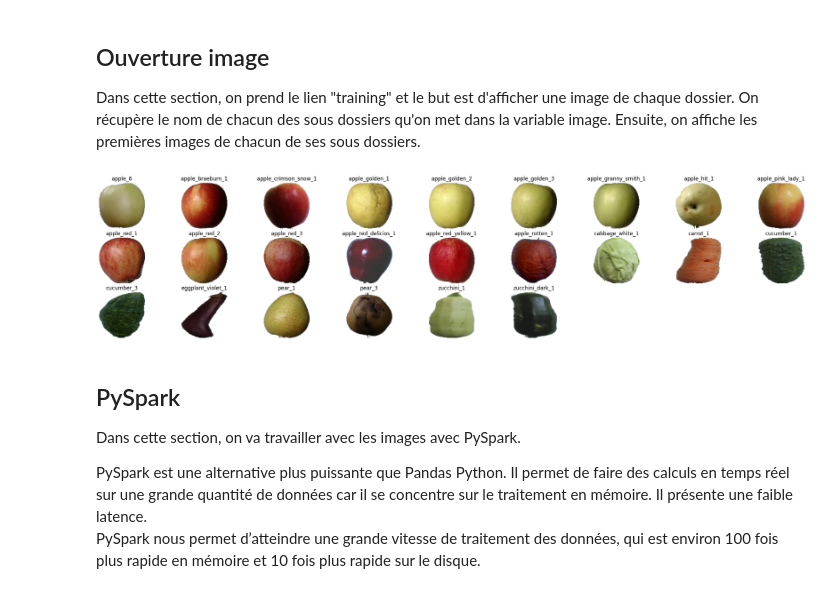
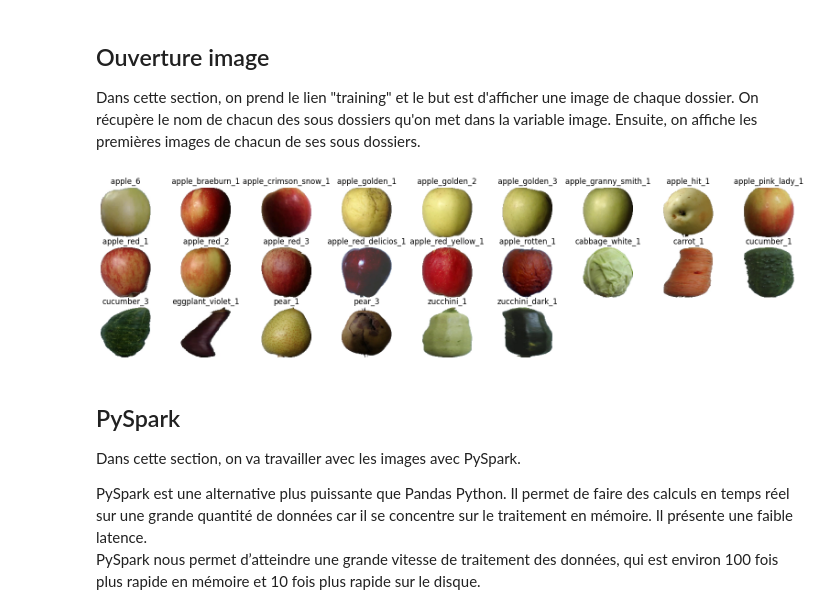
Before and after one commit to CecileLecoublet/Projet8, a Jupyter notebook: Projet 8.ipynb, the cells around one changed output. Cells and saved outputs as stored; diff of their text form; code cells hidden in the pictures.

```diff
--- a/Projet 8.ipynb
+++ b/Projet 8.ipynb
@@ -29,24 +41,24 @@ Dans cette section, on prend le lien "training" et le but est d'afficher une ima
 # %%
 from tensorflow.keras.utils import img_to_array, load_img
 # Le lien des images
 path = "./archive/fruits-360-original-size/fruits-360-original-size/Training/"
 
 # On récupère les noms de chacuns des sous-dossiers dans le fichier training.
 # Pour un autre dossier, il suffit de changer de lien, tout est automatiser.
 files = os.listdir(path)
 images = []
 for name in files:
     images.append(name)
 
 # Les premières images de chaques sous dossier sont affiché, le noms est le même à chaque fois.
-fig = plt.figure(figsize =(30,20))
+fig = plt.figure(figsize =(20,15))
 for i in range(len(images)):
     ax = fig.add_subplot(9,9,i+1,xticks=[],yticks=[])
     plt.title(images[i])
     plt.axis("off")
     ax.imshow(load_img(path + images[i] +"/r0_0.jpg", target_size=(100,100)))
 # %% [output]
-[figure, old version]
+[figure, new version]
 # %% [markdown]
 ## PySpark
 
```
Also changed, not shown: parts of 13 cells of this notebook.
